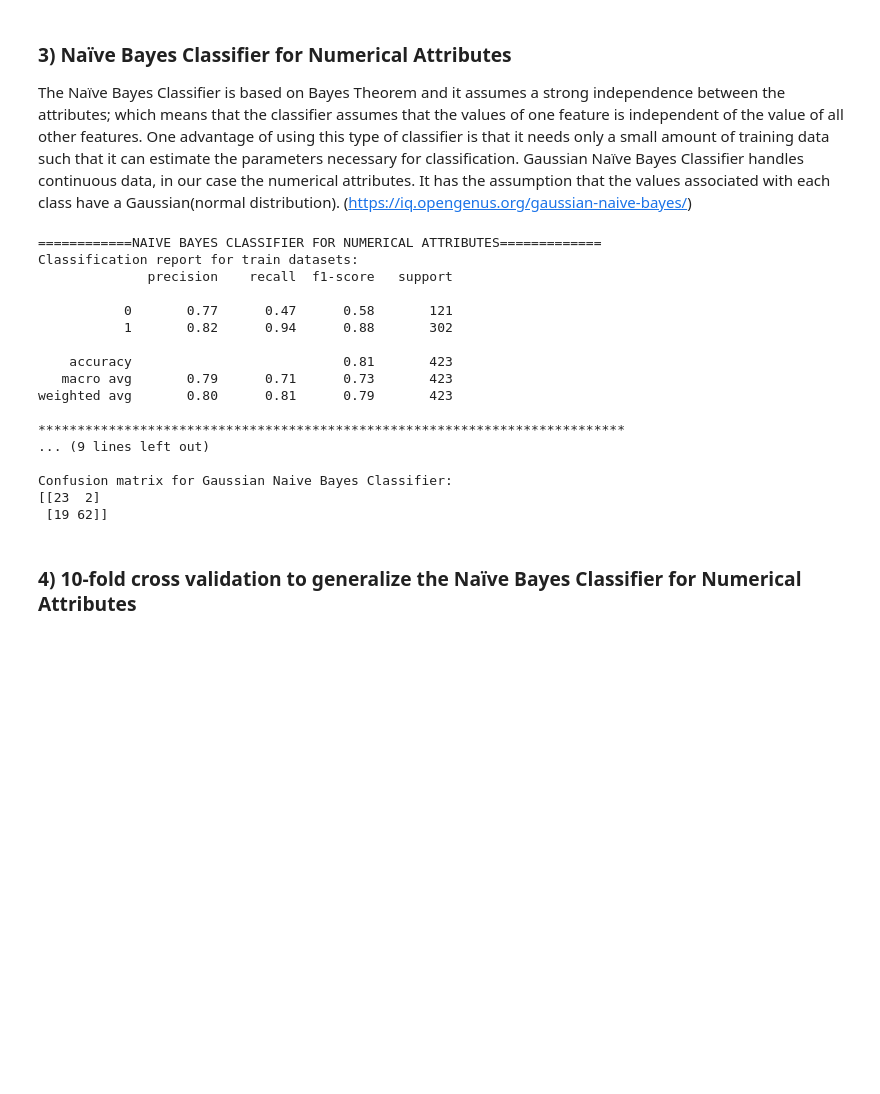
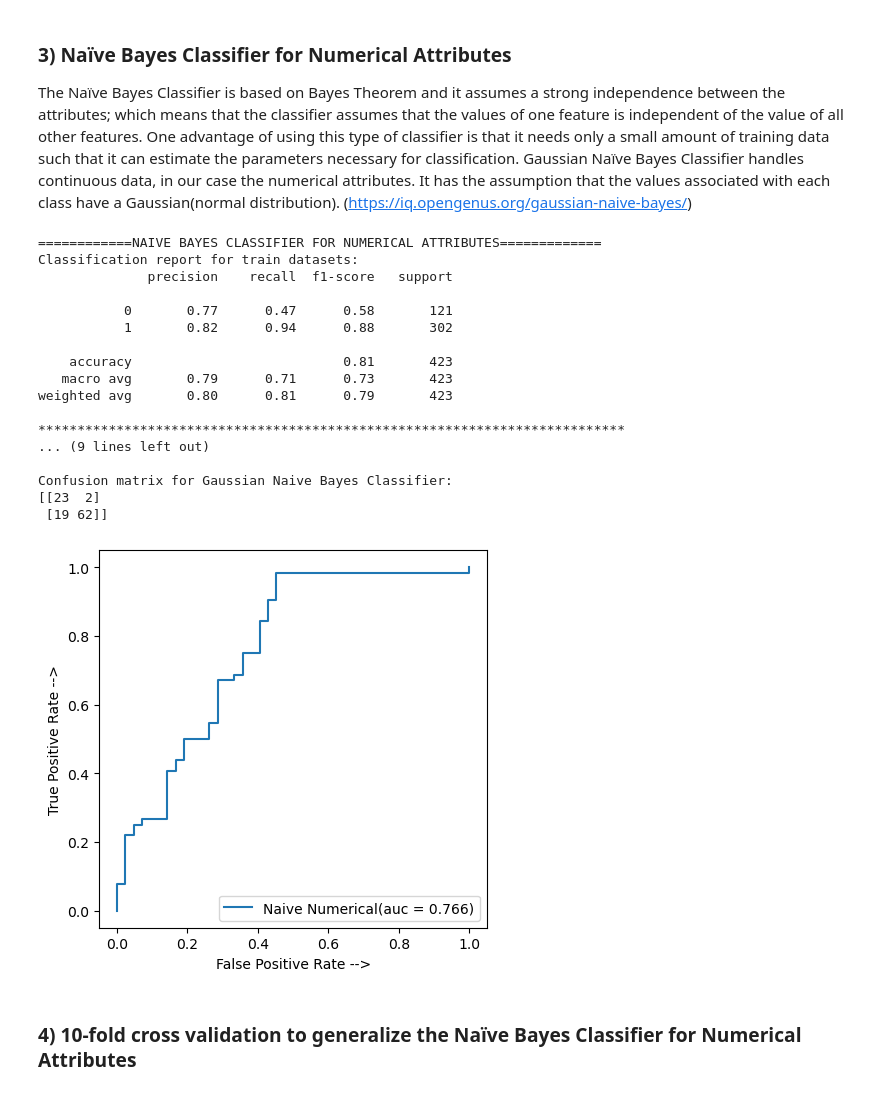
Before and after one commit to bwagle2021/ECS171-Loan-Prediction-Project, a Jupyter notebook: Project.ipynb, the cells around one changed output. Cells and saved outputs as stored; diff of their text form; code cells hidden in the pictures; blank space fills up the shorter version.

```diff
--- a/Project.ipynb
+++ b/Project.ipynb
@@ -251,33 +265,45 @@ print("============NAIVE BAYES CLASSIFIER FOR NUMERICAL ATTRIBUTES============="
 
 GNB = GaussianNB()
 
 GNB.fit(Numerical_X_train_encoded, Y_train_encoded)
 
 print("Classification report for train datasets:")
 print(classification_report(Y_train_encoded, GNB.predict(Numerical_X_train_encoded)))
 print("***************************************************************************")
 print("Classification report for test datasets:")
 print(classification_report(Y_test_encoded, GNB.predict(Numerical_X_test_encoded)))
 print("Confusion matrix for Gaussian Naive Bayes Classifier: ")
 print(confusion_matrix(GNB.predict(Numerical_X_test_encoded),Y_test_encoded))
+
+y_pred_gnb = GNB.predict_proba(Numerical_X_test_encoded)
+gnb_fpr, gnb_tpr, threshold = roc_curve(Y_test_encoded, y_pred_gnb[:, 1])
+auc_gnb = auc(gnb_fpr, gnb_tpr)
+plt.figure(figsize=(5,5), dpi=100)
+plt.plot(gnb_fpr, gnb_tpr, linestyle='-',label = 'Naive Numerical(auc = %0.3f)' % auc_gnb)
+plt.xlabel('False Positive Rate -->')
+plt.ylabel('True Positive Rate -->')
+
+plt.legend()
+plt.show()
 # %% [output]
 ============NAIVE BAYES CLASSIFIER FOR NUMERICAL ATTRIBUTES=============
 Classification report for train datasets:
               precision    recall  f1-score   support
 
            0       0.77      0.47      0.58       121
            1       0.82      0.94      0.88       302
 
     accuracy                           0.81       423
    macro avg       0.79      0.71      0.73       423
 weighted avg       0.80      0.81      0.79       423
 
 ***************************************************************************
 ... (9 lines left out)
 
 Confusion matrix for Gaussian Naive Bayes Classifier:
 [[23  2]
  [19 62]]
+[figure, added]
 # %% [markdown]
 ### 4) 10-fold cross validation to generalize the Naïve Bayes Classifier for Numerical Attributes
 # %%
```
Also changed, not shown: parts of 5 cells of this notebook.
